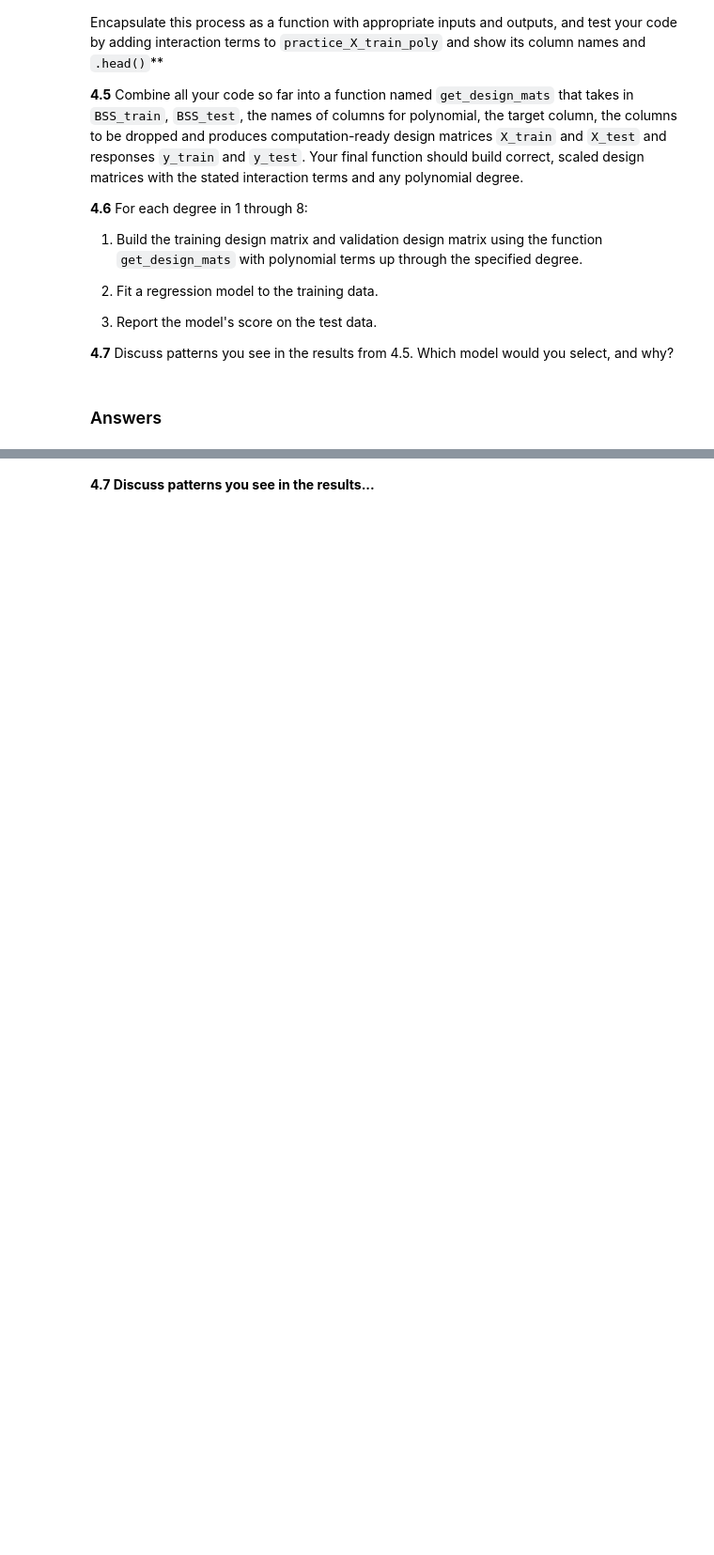
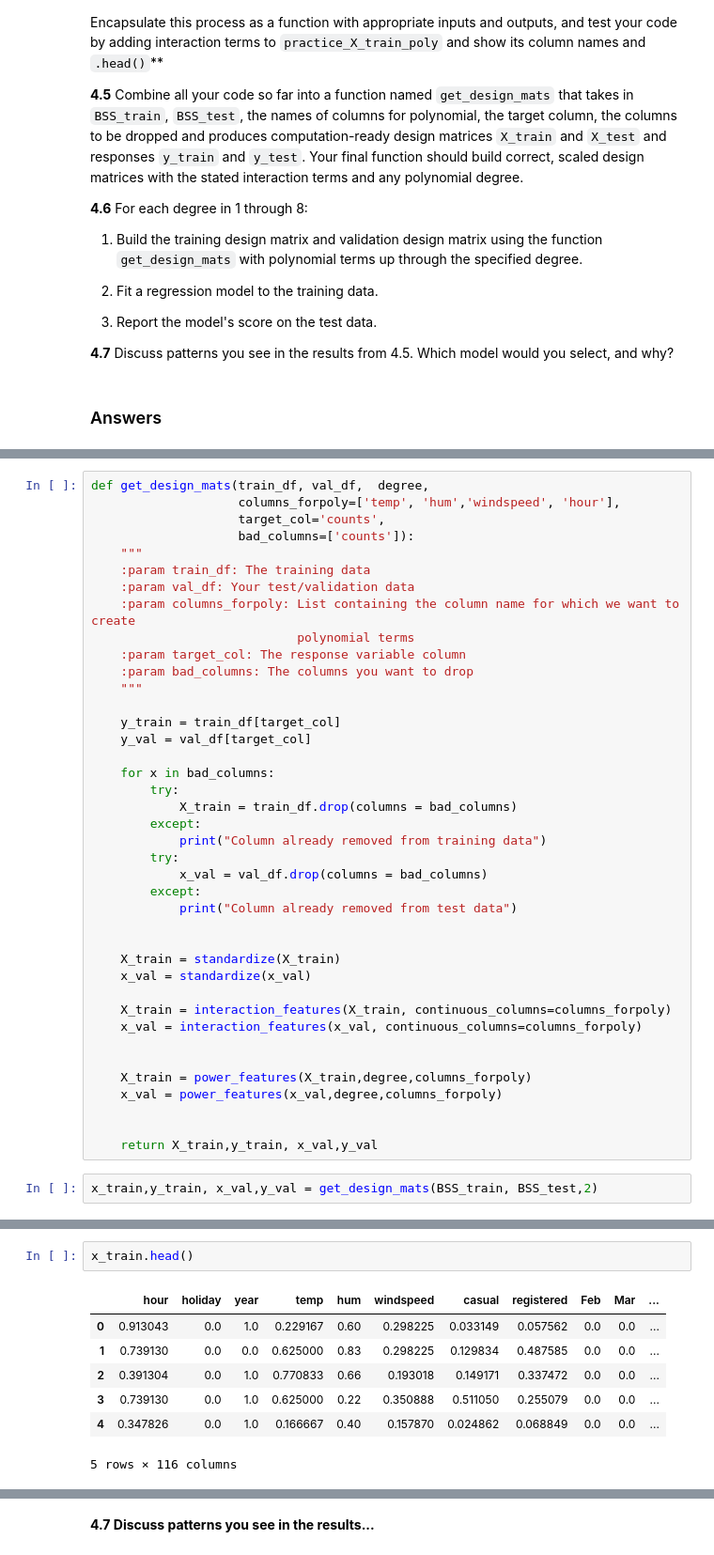
Before and after one commit to ericenglin/Data-Science-Assignments, a Jupyter notebook: hw3/cs109a_hw3.ipynb, the cells around one changed output, grey strips where cells are left out. Shown at 94% size. Cells and saved outputs as stored; diff of their text form; blank space fills up the shorter version.

```diff
--- a/hw3/cs109a_hw3.ipynb
+++ b/hw3/cs109a_hw3.ipynb
@@ -912,0 +991,42 @@ def get_design_mats(train_df, val_df,  degree,
+# %%
+def get_design_mats(train_df, val_df,  degree,
+                    columns_forpoly=['temp', 'hum','windspeed', 'hour'],
+                    target_col='counts',
+                    bad_columns=['counts']):
+    """
+    :param train_df: The training data
+    :param val_df: Your test/validation data
+    :param columns_forpoly: List containing the column name for which we want to create
+                            polynomial terms
+    :param target_col: The response variable column
+    :param bad_columns: The columns you want to drop
+    """
+
+    y_train = train_df[target_col]
+    y_val = val_df[target_col]
+
+    for x in bad_columns:
+        try:
+            X_train = train_df.drop(columns = bad_columns)
+        except:
+            print("Column already removed from training data")
+        try:
+            x_val = val_df.drop(columns = bad_columns)
+        except:
+            print("Column already removed from test data")
+
+
+    X_train = standardize(X_train)
+    x_val = standardize(x_val)
+
+    X_train = interaction_features(X_train, continuous_columns=columns_forpoly)
+    x_val = interaction_features(x_val, continuous_columns=columns_forpoly)
+
+
+    X_train = power_features(X_train,degree,columns_forpoly)
+    x_val = power_features(x_val,degree,columns_forpoly)
+
+
+    return X_train,y_train, x_val,y_val
+# %%
+x_train,y_train, x_val,y_val = get_design_mats(BSS_train, BSS_test,2)
@@ -912,0 +1075,10 @@ def get_design_mats(train_df, val_df,  degree,
+# %%
+x_train.head()
+# %% [output]
+|  | hour | holiday | year | temp | hum | windspeed | casual | registered | Feb | Mar | ... |
+| 0 | 0.913043 | 0.0 | 1.0 | 0.229167 | 0.60 | 0.298225 | 0.033149 | 0.057562 | 0.0 | 0.0 | ... |
+| 1 | 0.739130 | 0.0 | 0.0 | 0.625000 | 0.83 | 0.298225 | 0.129834 | 0.487585 | 0.0 | 0.0 | ... |
+| 2 | 0.391304 | 0.0 | 1.0 | 0.770833 | 0.66 | 0.193018 | 0.149171 | 0.337472 | 0.0 | 0.0 | ... |
+| 3 | 0.739130 | 0.0 | 1.0 | 0.625000 | 0.22 | 0.350888 | 0.511050 | 0.255079 | 0.0 | 0.0 | ... |
+| 4 | 0.347826 | 0.0 | 1.0 | 0.166667 | 0.40 | 0.157870 | 0.024862 | 0.068849 | 0.0 | 0.0 | ... |
+5 rows × 116 columns
```
Also changed, not shown: parts of 42 cells of this notebook.
